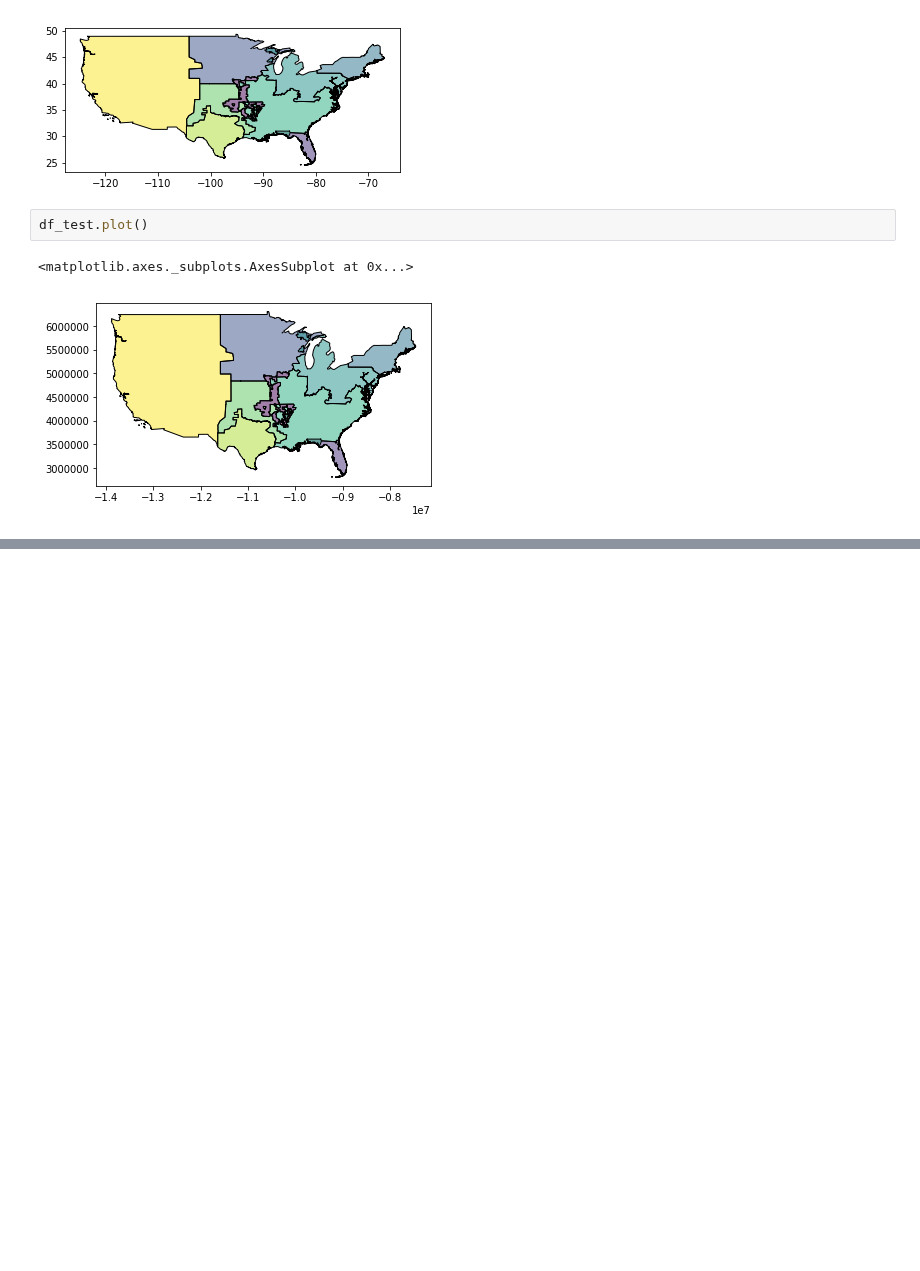
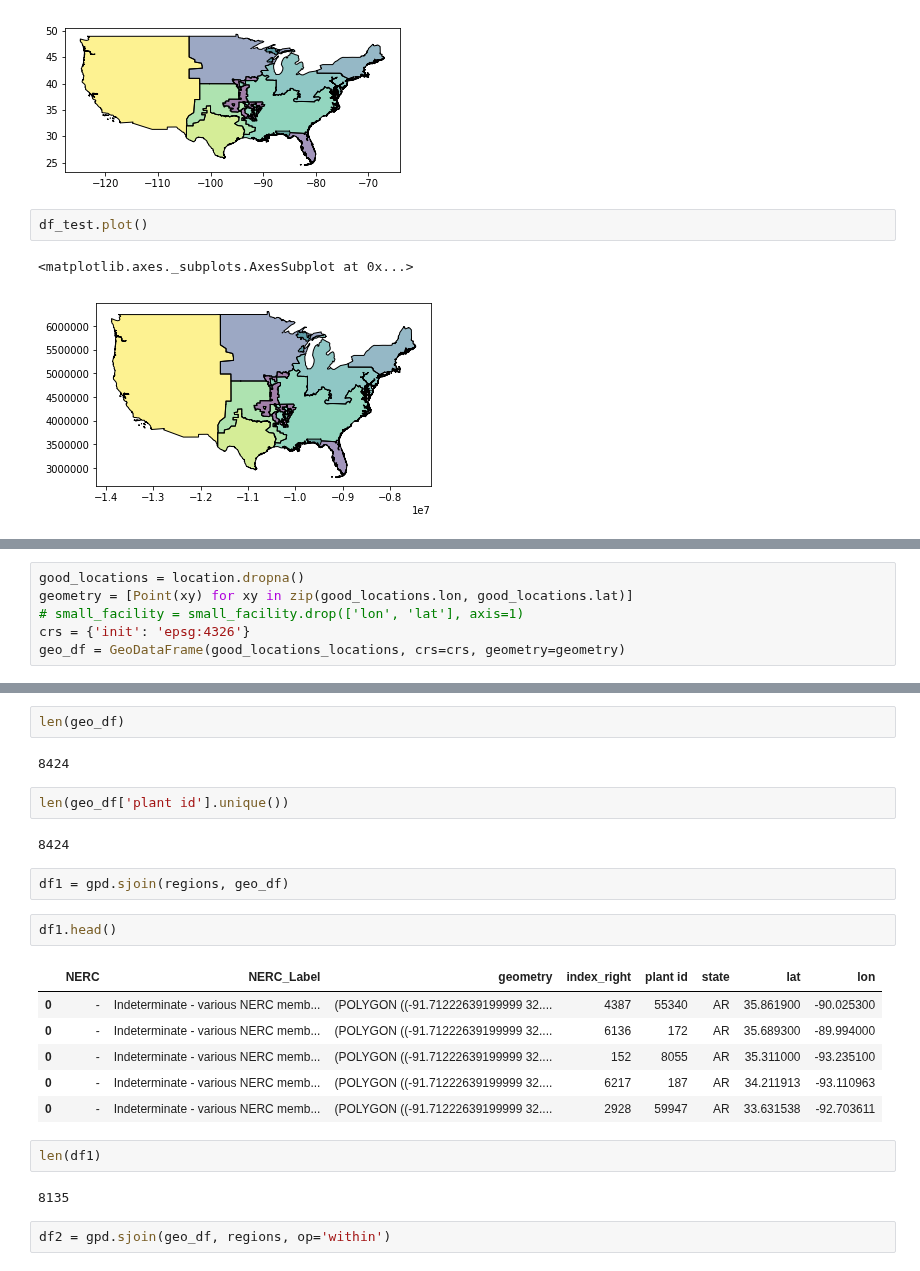
Before and after one commit to gschivley/carbon-index, a Jupyter notebook: Trying geopandas to assign NERC regions.ipynb, the cells around one changed output, grey strips where cells are left out. Drawn from its saved outputs; the diff is of its cells as text; blank space fills up the shorter version.

```diff
--- a/Trying geopandas to assign NERC regions.ipynb
+++ b/Trying geopandas to assign NERC regions.ipynb
@@ -185,0 +222,6 @@ df_test.plot()
+# %%
+good_locations = location.dropna()
+geometry = [Point(xy) for xy in zip(good_locations.lon, good_locations.lat)]
+# small_facility = small_facility.drop(['lon', 'lat'], axis=1)
+crs = {'init': 'epsg:4326'}
+geo_df = GeoDataFrame(good_locations_locations, crs=crs, geometry=geometry)
@@ -185,0 +237,25 @@ df_test.plot()
+# %%
+len(geo_df)
+# %% [output]
+8424
+# %%
+len(geo_df['plant id'].unique())
+# %% [output]
+8424
+# %%
+df1 = gpd.sjoin(regions, geo_df)
+# %%
+df1.head()
+# %% [output]
+|  | NERC | NERC_Label | geometry | index_right | plant id | state | lat | lon |
+| 0 | - | Indeterminate - various NERC memb... | (POLYGON ((-91.71222639199999 32.... | 4387 | 55340 | AR | 35.861900 | -90.025300 |
+| 0 | - | Indeterminate - various NERC memb... | (POLYGON ((-91.71222639199999 32.... | 6136 | 172 | AR | 35.689300 | -89.994000 |
+| 0 | - | Indeterminate - various NERC memb... | (POLYGON ((-91.71222639199999 32.... | 152 | 8055 | AR | 35.311000 | -93.235100 |
+| 0 | - | Indeterminate - various NERC memb... | (POLYGON ((-91.71222639199999 32.... | 6217 | 187 | AR | 34.211913 | -93.110963 |
+| 0 | - | Indeterminate - various NERC memb... | (POLYGON ((-91.71222639199999 32.... | 2928 | 59947 | AR | 33.631538 | -92.703611 |
+# %%
+len(df1)
+# %% [output]
+8135
+# %%
+df2 = gpd.sjoin(geo_df, regions, op='within')
```
Also changed, not shown: parts of 24 cells of this notebook.
